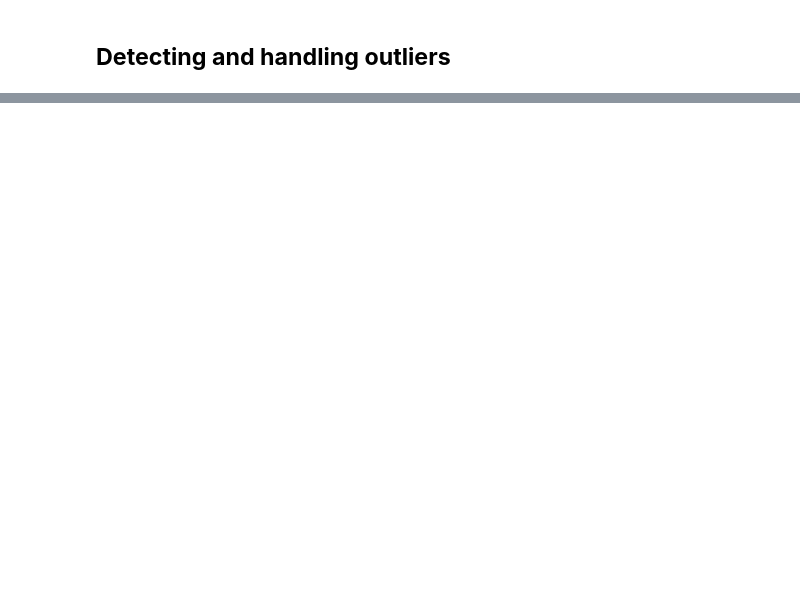
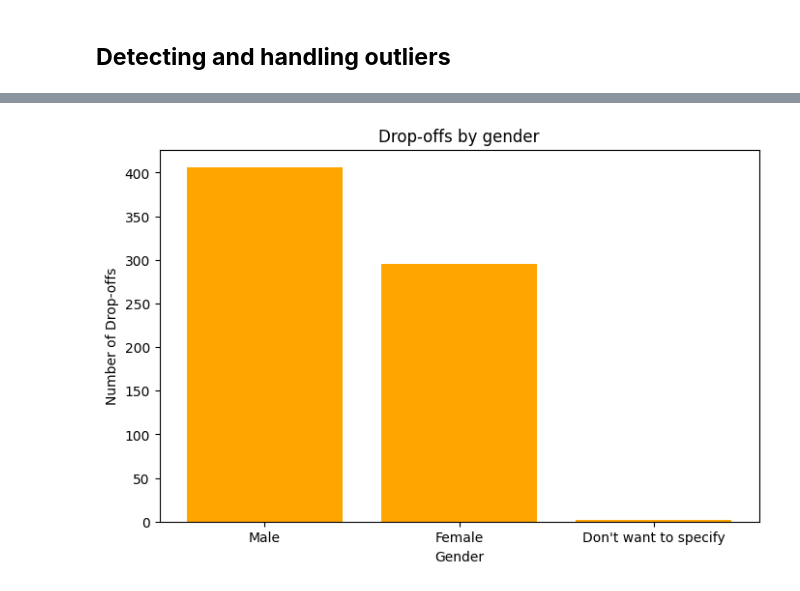
Before and after one commit to bakar-01/Data-project, a Jupyter notebook: LSU-Data.ipynb, the cells around one changed output, grey strips where cells are left out. Cells and saved outputs as stored; diff of their text form; code cells hidden in the pictures; blank space fills up the shorter version.

```diff
--- a/LSU-Data.ipynb
+++ b/LSU-Data.ipynb
@@ -248,0 +445,13 @@ plt.show()
+# %%
+import matplotlib.pyplot as plt
+
+# Bar chart for drop-offs by gender
+plt.figure(figsize=(8, 5))
+plt.bar(dropoff_by_gender.keys(), dropoff_by_gender.values(), color='orange')
+plt.xlabel('Gender')
+plt.ylabel('Number of Drop-offs')
+plt.title('Drop-offs by gender')
+plt.xticks(rotation=0)
+plt.show()
+# %% [output]
+[figure, added]
```
Also changed, not shown: parts of 17 cells of this notebook.
